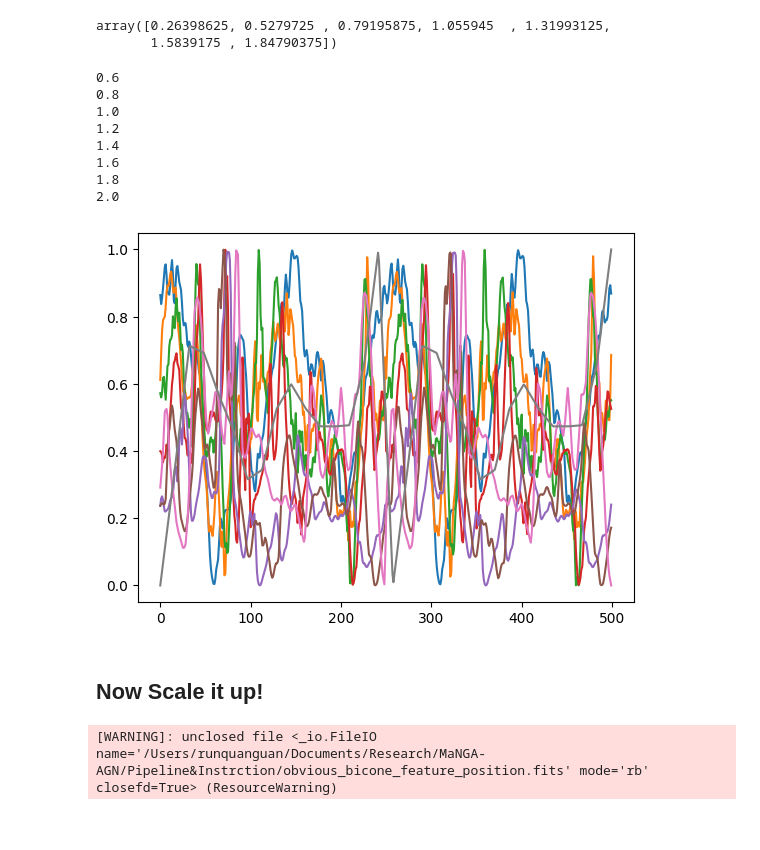
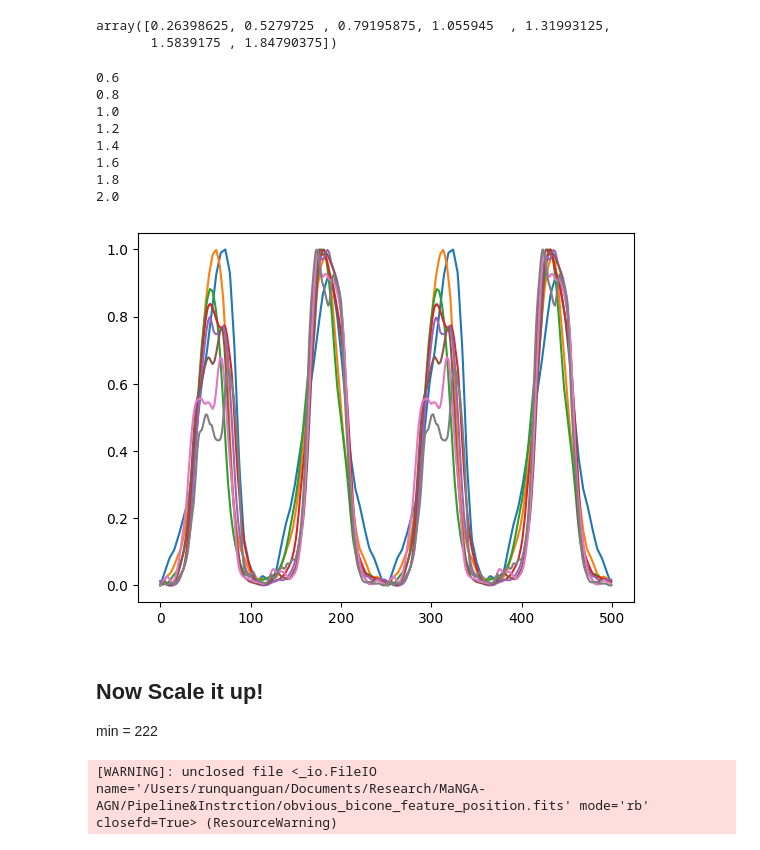
Before and after one commit to rqguan/MaNGA-AGN, a Jupyter notebook: 13. Fourier Analysis.ipynb, the cells around one changed output. Cells and saved outputs as stored; diff of their text form; code cells hidden in the pictures.

```diff
--- a/13. Fourier Analysis.ipynb
+++ b/13. Fourier Analysis.ipynb
@@ -99,36 +99,39 @@ zero_l[1:-1]
 array([0.26398625, 0.5279725 , 0.79195875, 1.055945  , 1.31993125,
        1.5839175 , 1.84790375])
 # %%
-plateifu = '8138-6102'
+plateifu = '7958-9101'
 ellip = Bicone_Classifier.ellip_gen(plateifu)
 
 #mid = round(ring[0][1].shape[1]/2)
 #out_max = ring[0][1][mid].max()
 #zero_l = np.linspace(0, out_max, 9)
 
 
 
 #for i in zero_l[1:-1]:
 for i in np.linspace(0.6, 2, 8):
     start, end = round(i,1), round(i,1)+0.3
     print(start)
     curve = Bicone_Classifier.ellip_ring_curve(ellip, in_r = start, out_r = end, cycle = 2)
 
     plt.plot(curve)
     #result = Bicone_Classifier.fourier_classifier(curve)
     #print(result[1], result[2])
     #plt.plot(result[0])
 
 plt.show()
 # %% [output]
 0.6
 0.8
 1.0
 1.2
 1.4
 1.6
 1.8
 2.0
-[figure, old version]
+[figure, new version]
 # %% [markdown]
 ## Now Scale it up!
+
+
+ min = 222
```
Also changed, not shown: parts of 7 cells of this notebook, 7 other files.
